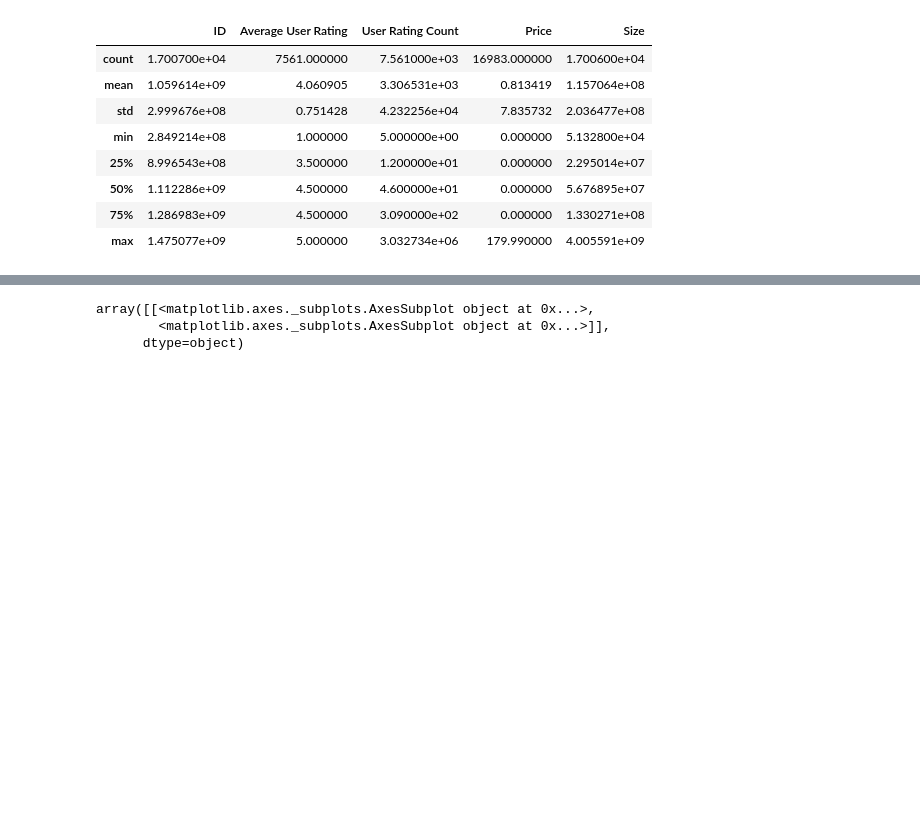
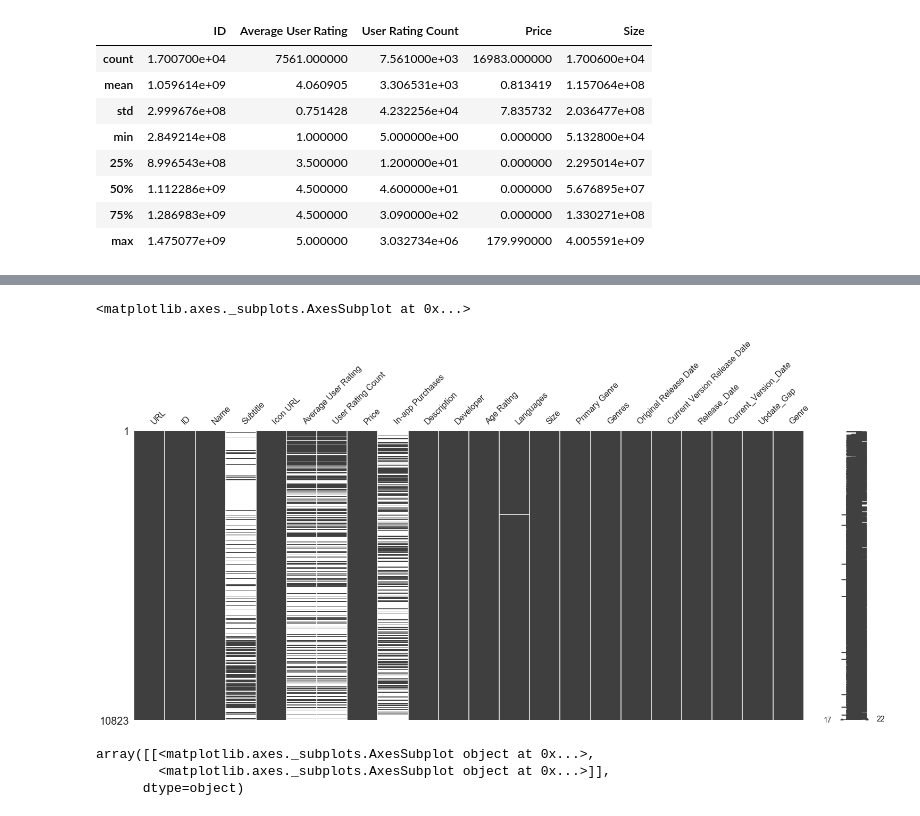
Before and after one commit to Lizhujie/Python-Project, a Jupyter notebook: Visualization_and_Data_clean_preprocess.ipynb, the cells around one changed output, grey strips where cells are left out. Drawn from its saved outputs; the diff is of its cells as text; code cells hidden in the pictures; blank space fills up the shorter version.

```diff
--- a/Visualization_and_Data_clean_preprocess.ipynb
+++ b/Visualization_and_Data_clean_preprocess.ipynb
@@ -65,6 +67,11 @@ data_train.head(10)
 | 7 | https://apps.apple.com/us/app/col... | 286363959 | Colony | NaN | https://is5-ssl.mzstatic.com/imag... | 2.5 | 125.0 | 0.99 | ... |
 | 8 | https://apps.apple.com/us/app/car... | 286566987 | Carte | NaN | https://is3-ssl.mzstatic.com/imag... | 2.5 | 44.0 | 0.00 | ... |
 | 9 | https://apps.apple.com/us/app/bar... | 286682679 | "Barrels O' Fun" | NaN | https://is4-ssl.mzstatic.com/imag... | 2.5 | 184.0 | 0.00 | ... |
+# %%
+msno.matrix(data_train)
+# %% [output]
+<matplotlib.axes._subplots.AxesSubplot at 0x...>
+[figure, added]
 # %%
 prices = pd.DataFrame({"price":data_train["Price"], "log(price + 1)":np.log1p(data_train["Price"])})
 prices.hist()
```
Also changed, not shown: parts of 2 cells of this notebook.
